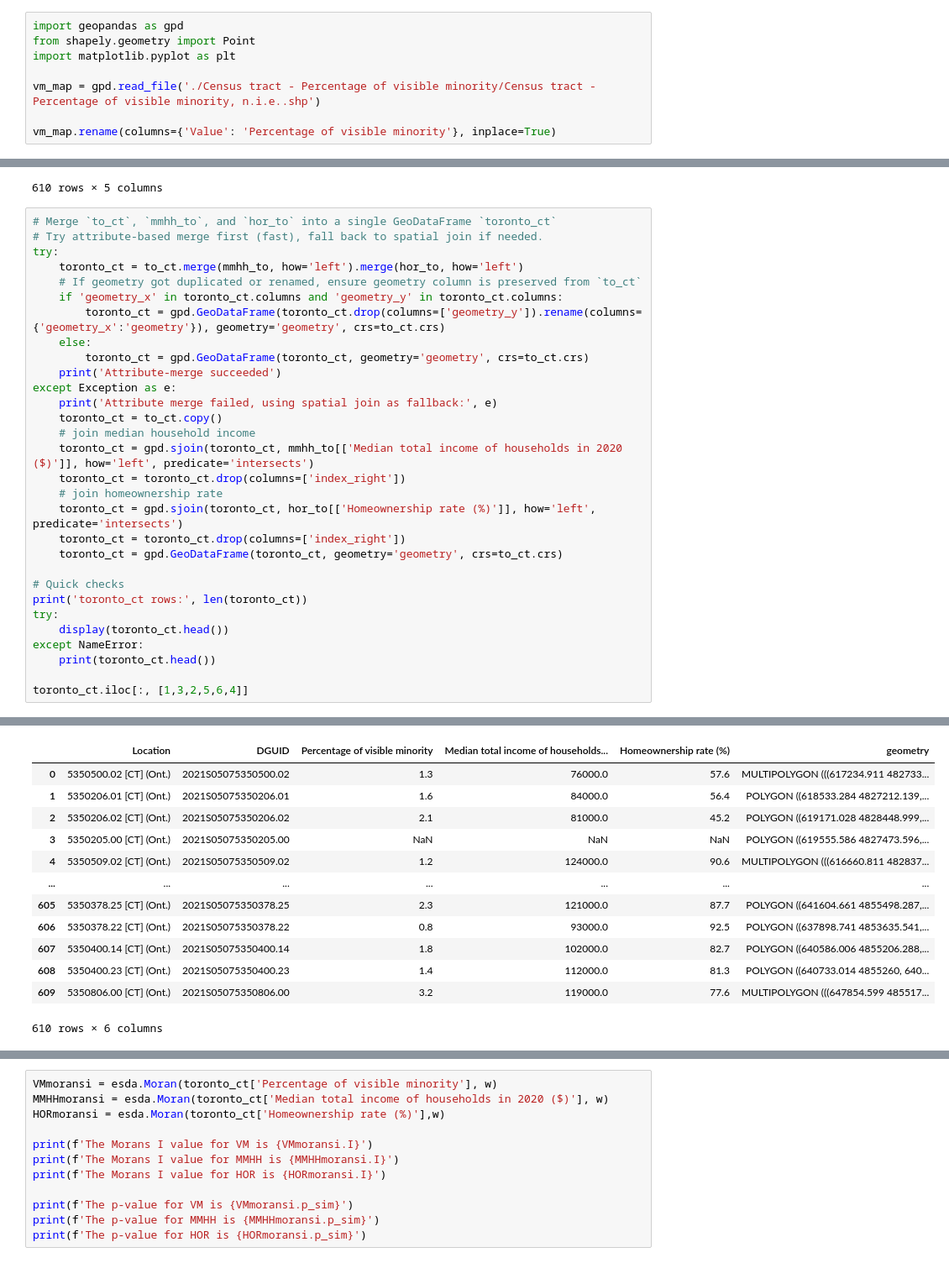
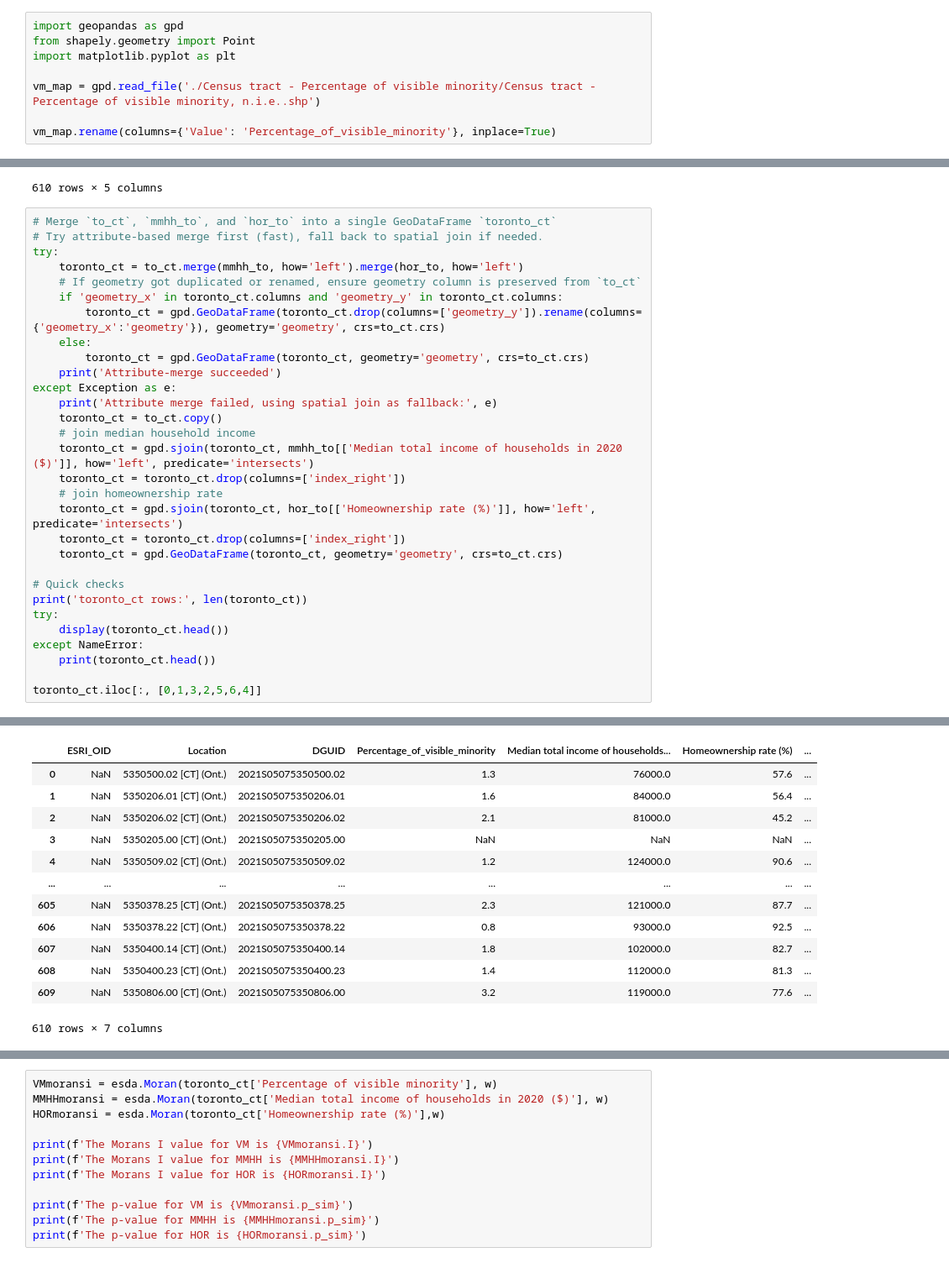
Before and after one commit to polina-gorn/GGR375-Group-Project, a Jupyter notebook: CT_data_map.ipynb, the cells around one changed output, grey strips where cells are left out. Shown at 84% size. Cells and saved outputs as stored; diff of their text form.

```diff
--- a/CT_data_map.ipynb
+++ b/CT_data_map.ipynb
@@ -5,7 +5,7 @@ import matplotlib.pyplot as plt
 
 vm_map = gpd.read_file('./Census tract - Percentage of visible minority/Census tract - Percentage of visible minority, n.i.e..shp')
 
-vm_map.rename(columns={'Value': 'Percentage of visible minority'}, inplace=True)
+vm_map.rename(columns={'Value': 'Percentage_of_visible_minority'}, inplace=True)
 # %%
 from shapely.geometry import box
 import geodatasets
@@ -125,7 +123,7 @@ try:
 except NameError:
     print(toronto_ct.head())
 
-toronto_ct.iloc[:, [1,3,2,5,6,4]]
+toronto_ct.iloc[:, [0,1,3,2,5,6,4]]
 # %% [output]
 Attribute-merge succeeded
 toronto_ct rows: 610
@@ -133,21 +131,21 @@ toronto_ct rows: 610
 | 0 | NaN | 5350500.02 [CT] (Ont.) | 1.3 | 2021S05075350500.02 | MULTIPOLYGON (((617234.911 482733... | 76000.0 | ... |
 | 1 | NaN | 5350206.01 [CT] (Ont.) | 1.6 | 2021S05075350206.01 | POLYGON ((618533.284 4827212.139,... | 84000.0 | ... |
 | 2 | NaN | 5350206.02 [CT] (Ont.) | 2.1 | 2021S05075350206.02 | POLYGON ((619171.028 4828448.999,... | 81000.0 | ... |
 | 3 | NaN | 5350205.00 [CT] (Ont.) | NaN | 2021S05075350205.00 | POLYGON ((619555.586 4827473.596,... | NaN | ... |
 | 4 | NaN | 5350509.02 [CT] (Ont.) | 1.2 | 2021S05075350509.02 | MULTIPOLYGON (((616660.811 482837... | 124000.0 | ... |
-|  | Location | DGUID | Percentage of visible minority | Median total income of households... | Homeownership rate (%) | geometry |
-| 0 | 5350500.02 [CT] (Ont.) | 2021S05075350500.02 | 1.3 | 76000.0 | 57.6 | MULTIPOLYGON (((617234.911 482733... |
-| 1 | 5350206.01 [CT] (Ont.) | 2021S05075350206.01 | 1.6 | 84000.0 | 56.4 | POLYGON ((618533.284 4827212.139,... |
-| 2 | 5350206.02 [CT] (Ont.) | 2021S05075350206.02 | 2.1 | 81000.0 | 45.2 | POLYGON ((619171.028 4828448.999,... |
-| 3 | 5350205.00 [CT] (Ont.) | 2021S05075350205.00 | NaN | NaN | NaN | POLYGON ((619555.586 4827473.596,... |
-| 4 | 5350509.02 [CT] (Ont.) | 2021S05075350509.02 | 1.2 | 124000.0 | 90.6 | MULTIPOLYGON (((616660.811 482837... |
-| ... | ... | ... | ... | ... | ... | ... |
-| 605 | 5350378.25 [CT] (Ont.) | 2021S05075350378.25 | 2.3 | 121000.0 | 87.7 | POLYGON ((641604.661 4855498.287,... |
-| 606 | 5350378.22 [CT] (Ont.) | 2021S05075350378.22 | 0.8 | 93000.0 | 92.5 | POLYGON ((637898.741 4853635.541,... |
-| 607 | 5350400.14 [CT] (Ont.) | 2021S05075350400.14 | 1.8 | 102000.0 | 82.7 | POLYGON ((640586.006 4855206.288,... |
-| 608 | 5350400.23 [CT] (Ont.) | 2021S05075350400.23 | 1.4 | 112000.0 | 81.3 | POLYGON ((640733.014 4855260, 640... |
-| 609 | 5350806.00 [CT] (Ont.) | 2021S05075350806.00 | 3.2 | 119000.0 | 77.6 | MULTIPOLYGON (((647854.599 485517... |
+|  | ESRI_OID | Location | DGUID | Percentage_of_visible_minority | Median total income of households... | Homeownership rate (%) | ... |
+| 0 | NaN | 5350500.02 [CT] (Ont.) | 2021S05075350500.02 | 1.3 | 76000.0 | 57.6 | ... |
+| 1 | NaN | 5350206.01 [CT] (Ont.) | 2021S05075350206.01 | 1.6 | 84000.0 | 56.4 | ... |
+| 2 | NaN | 5350206.02 [CT] (Ont.) | 2021S05075350206.02 | 2.1 | 81000.0 | 45.2 | ... |
+| 3 | NaN | 5350205.00 [CT] (Ont.) | 2021S05075350205.00 | NaN | NaN | NaN | ... |
+| 4 | NaN | 5350509.02 [CT] (Ont.) | 2021S05075350509.02 | 1.2 | 124000.0 | 90.6 | ... |
+| ... | ... | ... | ... | ... | ... | ... | ... |
+| 605 | NaN | 5350378.25 [CT] (Ont.) | 2021S05075350378.25 | 2.3 | 121000.0 | 87.7 | ... |
+| 606 | NaN | 5350378.22 [CT] (Ont.) | 2021S05075350378.22 | 0.8 | 93000.0 | 92.5 | ... |
+| 607 | NaN | 5350400.14 [CT] (Ont.) | 2021S05075350400.14 | 1.8 | 102000.0 | 82.7 | ... |
+| 608 | NaN | 5350400.23 [CT] (Ont.) | 2021S05075350400.23 | 1.4 | 112000.0 | 81.3 | ... |
+| 609 | NaN | 5350806.00 [CT] (Ont.) | 2021S05075350806.00 | 3.2 | 119000.0 | 77.6 | ... |
-610 rows × 6 columns
+610 rows × 7 columns
 # %%
 import esda
 import splot
```
Also changed, not shown: parts of 11 cells of this notebook.
